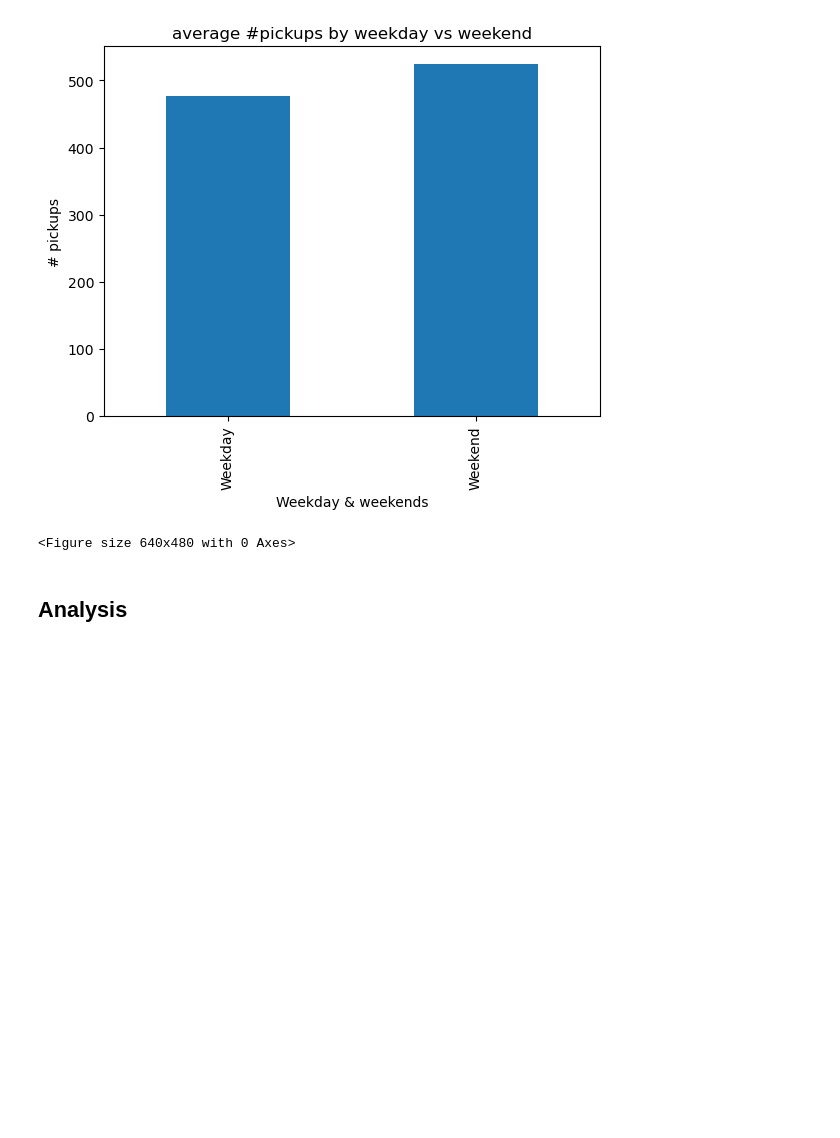
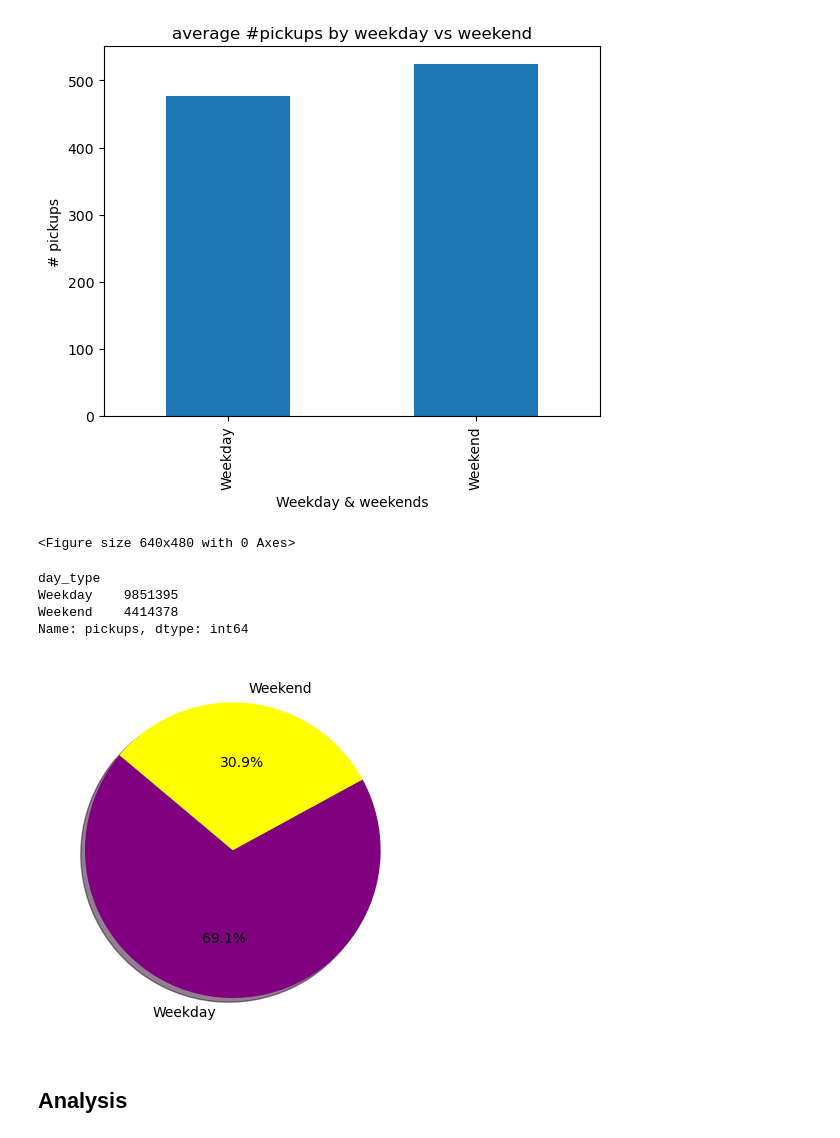
Before and after one commit to caleb-g23/Uber_Pickups_Project, a Jupyter notebook: fidel_question/holiday_question.ipynb, the cells around one changed output. Cells and saved outputs as stored; diff of their text form; code cells hidden in the pictures; blank space fills up the shorter version.

```diff
--- a/fidel_question/holiday_question.ipynb
+++ b/fidel_question/holiday_question.ipynb
@@ -176,6 +177,31 @@ plt.tight_layout()
 # %% [output]
 [figure]
 <Figure size 640x480 with 0 Axes>
+# %%
+by_week= trip_by_week.groupby("day_type")["pickups"].sum()
+print(by_week)
+# %% [output]
+day_type
+Weekday    9851395
+Weekend    4414378
+Name: pickups, dtype: int64
+# %%
+# Labels for the sections of our pie chart
+labels = ["Weekday", "Weekend"]
+
+# The values of each section of the pie chart
+sizes = [9851395, 4414378,]
+
+# The colors of each section of the pie chart
+colors = [ "purple", "yellow"]
+# %%
+# Creates the pie chart based upon the values above
+# Automatically finds the percentages of each part of the pie chart
+plt.pie(sizes, labels=labels, colors=colors,
+        autopct="%1.1f%%", shadow=True, startangle=140)
+plt.show()
+# %% [output]
+[figure, added]
 # %%
 # Correlation and Regression
 # %% [markdown]
```
Also changed, not shown: parts of 1 cell of this notebook, 2 other files.
